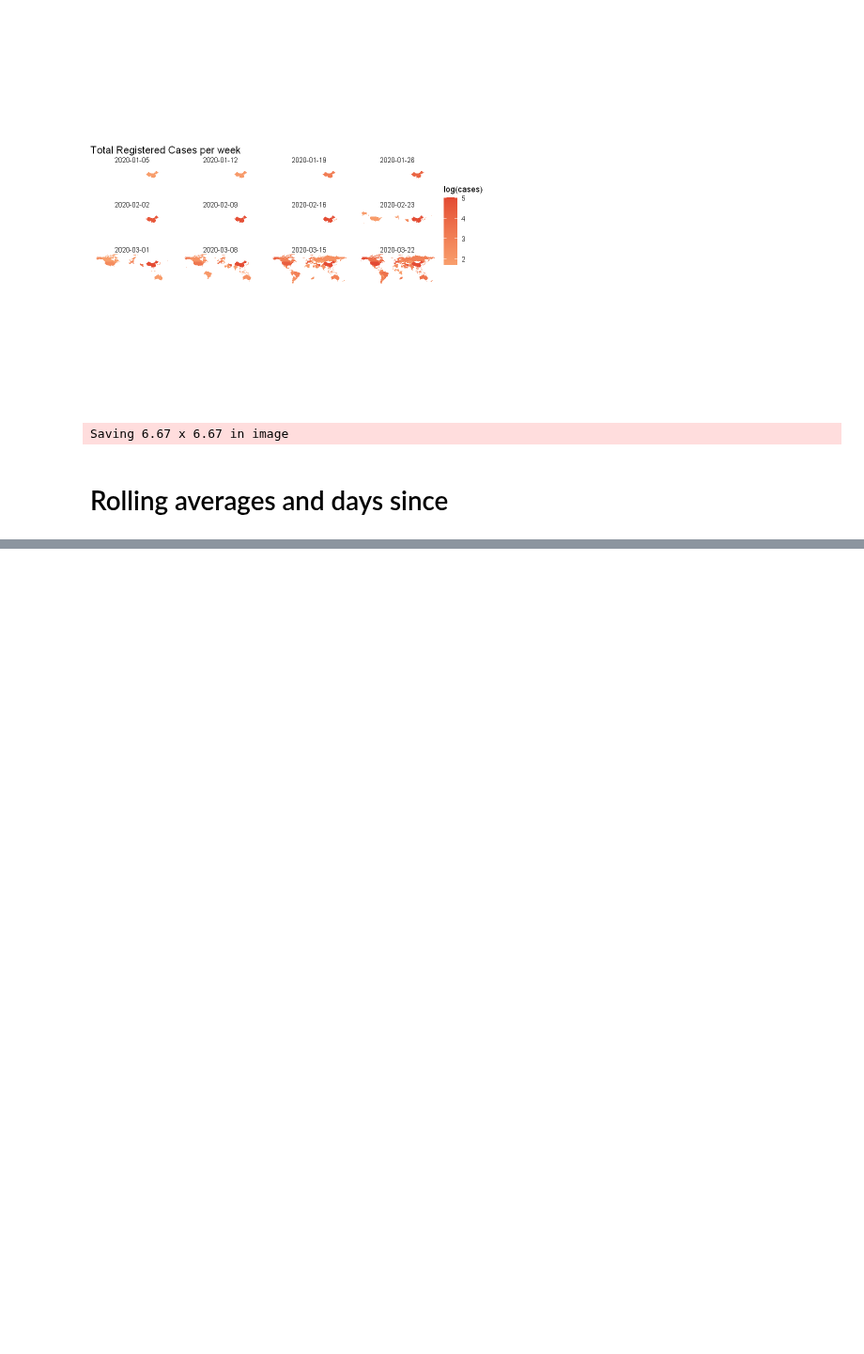
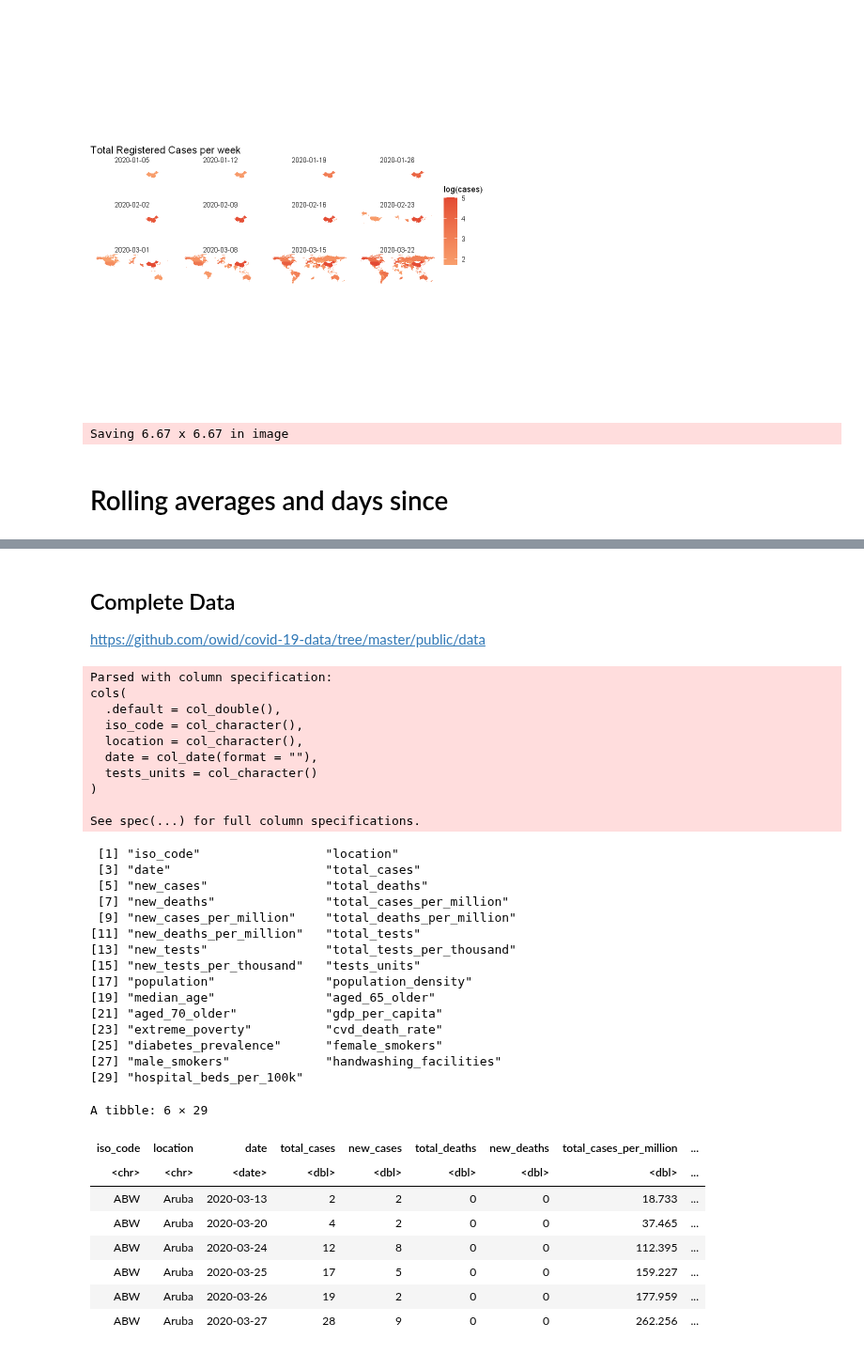
Before and after one commit to notblank/Curso-Stat-Public, a Jupyter notebook: Cursos/Temas Extra/Covid.ipynb, the cells around one changed output, grey strips where cells are left out. Shown at 94% size. Saved outputs shown, nothing was run; the diff lists cells and outputs as text; code cells hidden in the pictures; blank space fills up the shorter version.

```diff
--- a/Cursos/Temas Extra/Covid.ipynb
+++ b/Cursos/Temas Extra/Covid.ipynb
@@ -349,0 +357,43 @@ COVID_19_processed %>%
+# %% [markdown]
+## Complete Data
+
+https://github.com/owid/covid-19-data/tree/master/public/data
+# %%
+COVID_data <- read_csv("owid-covid-data.csv")
+names(COVID_data)
+head(COVID_data)
+# %% [output]
+Parsed with column specification:
+cols(
+  .default = col_double(),
+  iso_code = col_character(),
+  location = col_character(),
+  date = col_date(format = ""),
+  tests_units = col_character()
+)
+
+See spec(...) for full column specifications.
+ [1] "iso_code"                 "location"
+ [3] "date"                     "total_cases"
+ [5] "new_cases"                "total_deaths"
+ [7] "new_deaths"               "total_cases_per_million"
+ [9] "new_cases_per_million"    "total_deaths_per_million"
+[11] "new_deaths_per_million"   "total_tests"
+[13] "new_tests"                "total_tests_per_thousand"
+[15] "new_tests_per_thousand"   "tests_units"
+[17] "population"               "population_density"
+[19] "median_age"               "aged_65_older"
+[21] "aged_70_older"            "gdp_per_capita"
+[23] "extreme_poverty"          "cvd_death_rate"
+[25] "diabetes_prevalence"      "female_smokers"
+[27] "male_smokers"             "handwashing_facilities"
+[29] "hospital_beds_per_100k"
+A tibble: 6 × 29
+| iso_code | location | date | total_cases | new_cases | total_deaths | new_deaths | total_cases_per_million | ... |
+| <chr> | <chr> | <date> | <dbl> | <dbl> | <dbl> | <dbl> | <dbl> | ... |
+| ABW | Aruba | 2020-03-13 | 2 | 2 | 0 | 0 | 18.733 | ... |
+| ABW | Aruba | 2020-03-20 | 4 | 2 | 0 | 0 | 37.465 | ... |
+| ABW | Aruba | 2020-03-24 | 12 | 8 | 0 | 0 | 112.395 | ... |
+| ABW | Aruba | 2020-03-25 | 17 | 5 | 0 | 0 | 159.227 | ... |
+| ABW | Aruba | 2020-03-26 | 19 | 2 | 0 | 0 | 177.959 | ... |
+| ABW | Aruba | 2020-03-27 | 28 | 9 | 0 | 0 | 262.256 | ... |
```
Also changed, not shown: parts of 5 cells of this notebook, 1 other file.
